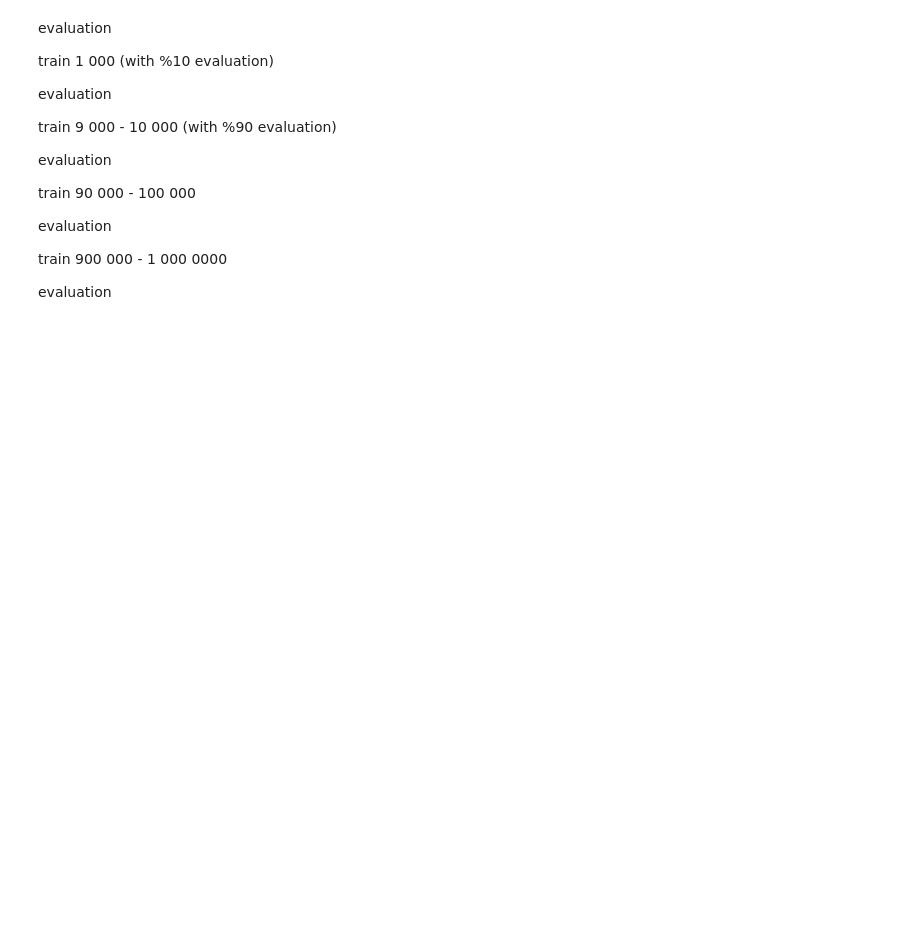
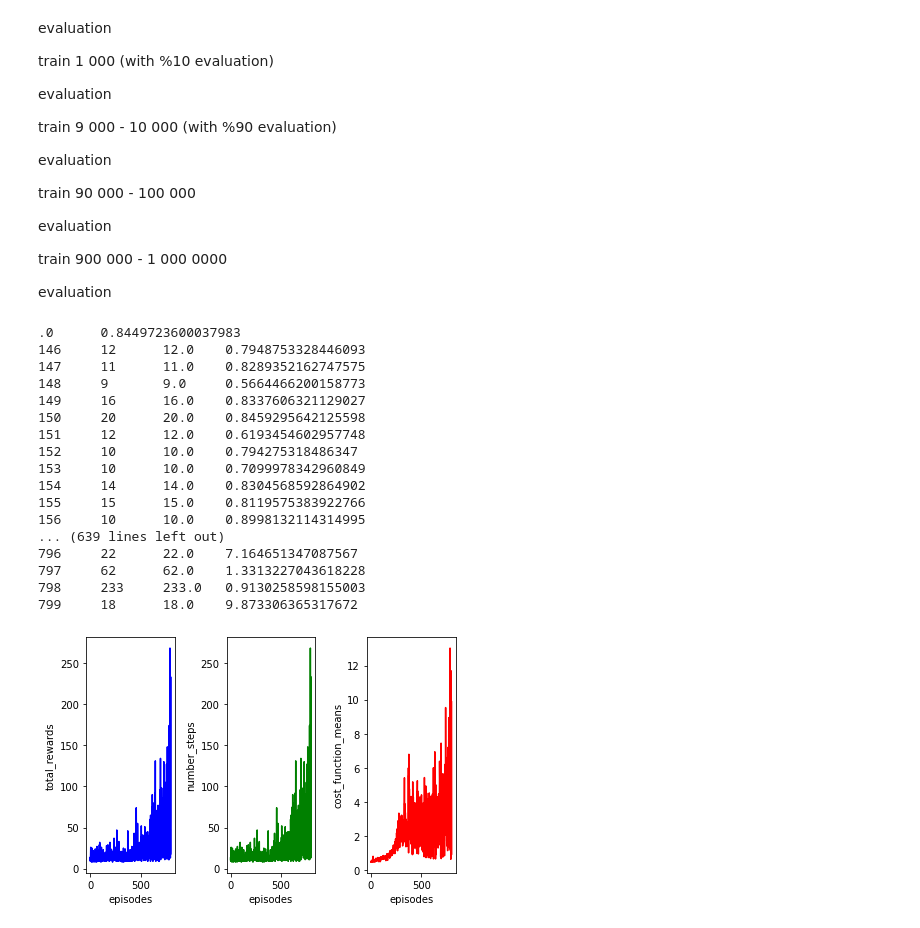
Before and after one commit to lorenzotinfena/deep-q-learning-itt-final-project, a Jupyter notebook: src/Main.ipynb, the cells around one changed output. Cells and saved outputs as stored; diff of their text form; code cells hidden in the pictures; blank space fills up the shorter version.

```diff
--- a/src/Main.ipynb
+++ b/src/Main.ipynb
@@ -57,18 +88,12 @@ def plot_metrics():
 # %%
 np.random.seed(1000)
 
-env = gym.make("CartPole-v1")
-env = gym.wrappers.Monitor(env, 'recording/tmp-videos', force=True, video_callable=lambda episode_id: True)
+env = CartPoleWrapper(gym.make("CartPole-v1"))
 agent = DQNAgent(env)
 
-DISCOUNT_FACTOR = 0.99
-LEARNING_RATE = 0.000001
+DISCOUNT_FACTOR = 0.95
+LEARNING_RATE = 0.001
 total_rewards = []
 number_steps = []
 cost_function_means = []
 train_episode_indexes = []
-# %%
-for i in range(10):
-    total_reward, steps, mean_cost_function = agent.start_episode_and_evaluate(DISCOUNT_FACTOR, LEARNING_RATE, 0, render=True, optimize=False)
-env.close()
-plot_videos('recording/tmp-videos', 'recording/0-episodes.mp4')
@@ -77,12 +99,0 @@ plot_videos('recording/tmp-videos', 'recording/0-episodes.mp4')
-# %%
-for i in range(10000):
-    agent.start_episode(DISCOUNT_FACTOR, LEARNING_RATE, 0.5)
-    if i % 100 == 0:
-        total_reward, steps, mean_cost_function = agent.start_episode_and_evaluate(DISCOUNT_FACTOR, LEARNING_RATE, 0.5, render=False, optimize=False)
-        print(f'{total_reward}\t{mean_cost_function}')
-        total_rewards.append(total_reward)
-        number_steps.append(steps)
-        cost_function_means.append(mean_cost_function)
-        train_episode_indexes.append(i)
-agent.save('saves/data0.nn')
-plot_metrics()
@@ -107,0 +100,9 @@ plot_metrics()
+# %%
+n_episodes = 0
+while True:
+    for i in tqdm(range(300), 'learning...'):
+        agent.start_episode(DISCOUNT_FACTOR, LEARNING_RATE, 1)
+    agent.save('saves/data0.nn')
+    total_reward, steps, mean_cost_function = agent.start_episode_and_evaluate(DISCOUNT_FACTOR, LEARNING_RATE, 0, render=True, optimize=True)
+    n_episodes += i+2
+    print(f'n_episodes_training: {i}\tsteps: {steps}\ttotal_reward: {total_reward}\tmean_cost_function:{mean_cost_function}')
@@ -123,3 +126,31 @@ evaluation
 train 900 000 - 1 000 0000
 
 evaluation
+# %%
+for i in range(800):
+    total_reward, steps, mean_cost_function = agent.start_episode_and_evaluate(DISCOUNT_FACTOR, LEARNING_RATE, 0.5, render=False, optimize=True)
+    print(f'{i}\t{steps}\t{total_reward}\t{mean_cost_function}')
+    total_rewards.append(total_reward)
+    number_steps.append(steps)
+    cost_function_means.append(mean_cost_function)
+    train_episode_indexes.append(i)
+plot_metrics()
+# %% [output]
+.0      0.8449723600037983
+146     12      12.0    0.7948753328446093
+147     11      11.0    0.8289352162747575
+148     9       9.0     0.5664466200158773
+149     16      16.0    0.8337606321129027
+150     20      20.0    0.8459295642125598
+151     12      12.0    0.6193454602957748
+152     10      10.0    0.794275318486347
+153     10      10.0    0.7099978342960849
+154     14      14.0    0.8304568592864902
+155     15      15.0    0.8119575383922766
+156     10      10.0    0.8998132114314995
+... (639 lines left out)
+796     22      22.0    7.164651347087567
+797     62      62.0    1.3313227043618228
+798     233     233.0   0.9130258598155003
+799     18      18.0    9.873306365317672
+[figure, added]
```
Also changed, not shown: parts of 5 cells of this notebook, 13 other files.
